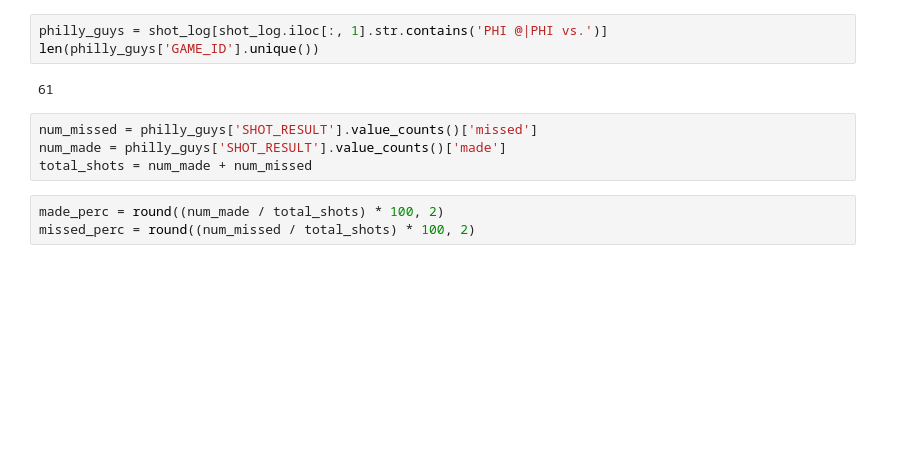
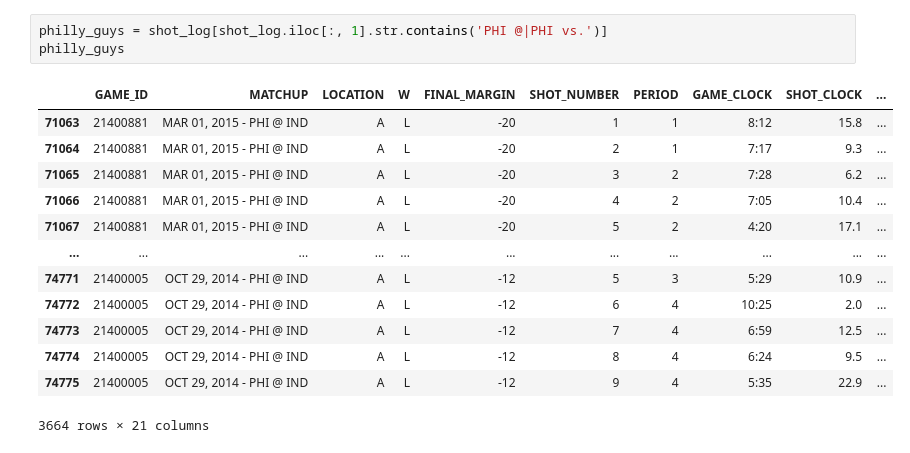
Before and after one commit to bearstmichael/proj1-group-3, a Jupyter notebook: jake.ipynb, the cells around one changed output. Cells and saved outputs as stored; diff of their text form; blank space fills up the shorter version.

```diff
--- a/jake.ipynb
+++ b/jake.ipynb
@@ -22,12 +8,17 @@ shot_log
 # %%
 philly_guys = shot_log[shot_log.iloc[:, 1].str.contains('PHI @|PHI vs.')]
-len(philly_guys['GAME_ID'].unique())
+philly_guys
 # %% [output]
+|  | GAME_ID | MATCHUP | LOCATION | W | FINAL_MARGIN | SHOT_NUMBER | PERIOD | GAME_CLOCK | SHOT_CLOCK | ... |
+| 71063 | 21400881 | MAR 01, 2015 - PHI @ IND | A | L | -20 | 1 | 1 | 8:12 | 15.8 | ... |
+| 71064 | 21400881 | MAR 01, 2015 - PHI @ IND | A | L | -20 | 2 | 1 | 7:17 | 9.3 | ... |
+| 71065 | 21400881 | MAR 01, 2015 - PHI @ IND | A | L | -20 | 3 | 2 | 7:28 | 6.2 | ... |
+| 71066 | 21400881 | MAR 01, 2015 - PHI @ IND | A | L | -20 | 4 | 2 | 7:05 | 10.4 | ... |
+| 71067 | 21400881 | MAR 01, 2015 - PHI @ IND | A | L | -20 | 5 | 2 | 4:20 | 17.1 | ... |
+| ... | ... | ... | ... | ... | ... | ... | ... | ... | ... | ... |
+| 74771 | 21400005 | OCT 29, 2014 - PHI @ IND | A | L | -12 | 5 | 3 | 5:29 | 10.9 | ... |
+| 74772 | 21400005 | OCT 29, 2014 - PHI @ IND | A | L | -12 | 6 | 4 | 10:25 | 2.0 | ... |
+| 74773 | 21400005 | OCT 29, 2014 - PHI @ IND | A | L | -12 | 7 | 4 | 6:59 | 12.5 | ... |
+| 74774 | 21400005 | OCT 29, 2014 - PHI @ IND | A | L | -12 | 8 | 4 | 6:24 | 9.5 | ... |
+| 74775 | 21400005 | OCT 29, 2014 - PHI @ IND | A | L | -12 | 9 | 4 | 5:35 | 22.9 | ... |
-61
+3664 rows × 21 columns
-# %%
-num_missed = philly_guys['SHOT_RESULT'].value_counts()['missed']
-num_made = philly_guys['SHOT_RESULT'].value_counts()['made']
-total_shots = num_made + num_missed
-# %%
-made_perc = round((num_made / total_shots) * 100, 2)
-missed_perc = round((num_missed / total_shots) * 100, 2)
```
Also changed, not shown: parts of 11 cells of this notebook.
